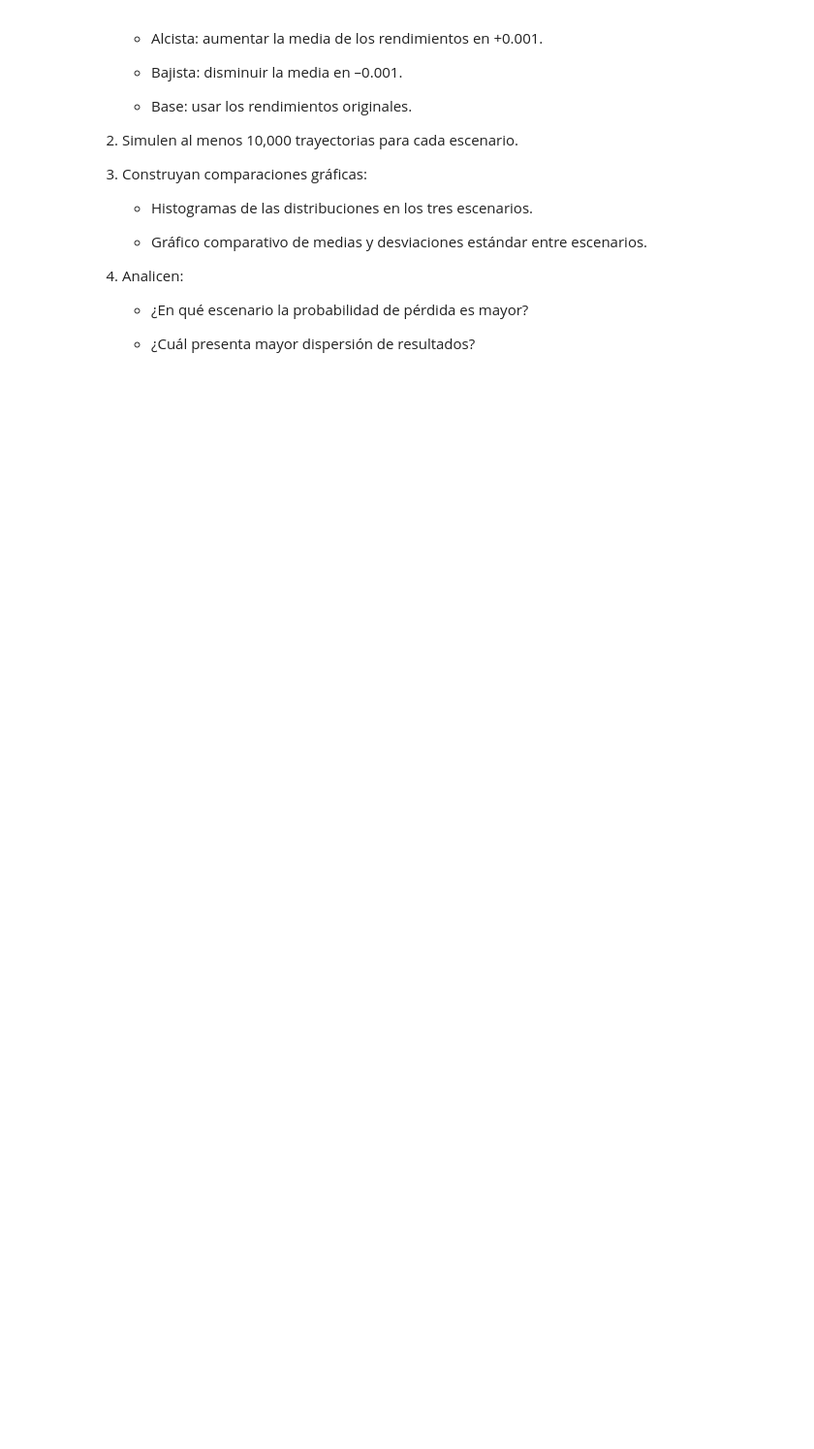
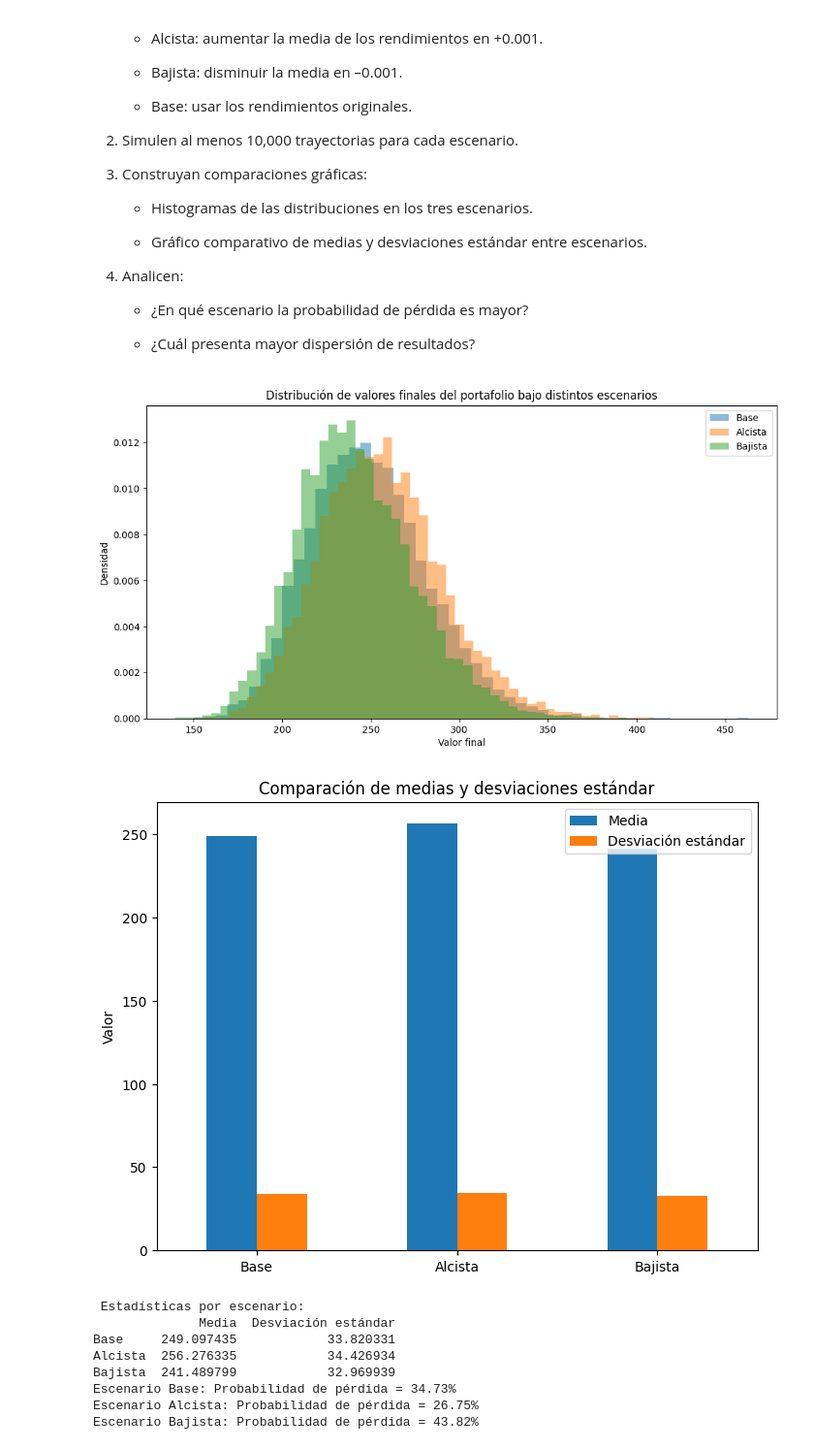
Before and after one commit to Alastor1562/SIMULACION_FINANCIERA_25, a Jupyter notebook: Simulacion Montecarlo/Reporte Integrador 2/Aplicaciones GBM.ipynb, the cells around one changed output. Shown: that part at 97% size. Saved outputs shown, nothing was run; the diff lists cells and outputs as text; code cells hidden in the pictures; blank space fills up the shorter version.

```diff
--- a/Simulacion Montecarlo/Reporte Integrador 2/Aplicaciones GBM.ipynb
+++ b/Simulacion Montecarlo/Reporte Integrador 2/Aplicaciones GBM.ipynb
@@ -297,0 +330,61 @@ Instrucciones:
+# %%
+stocks = ["ORCL", "NVDA"]
+weights = [0.5, 0.5]
+num_simulaciones = 10000
+num_dias = 30
+
+start = dt.datetime.now() - dt.timedelta(days=365*4)
+end = dt.datetime.now()
+
+prices, mu, sigma, matriz_cov = get_data(stocks, start, end)
+
+escenarios = {
+    "Base": mu,
+    "Alcista": mu + 0.001,
+    "Bajista": mu - 0.001
+}
+
+resultados = {}
+for nombre, mu_esc in escenarios.items():
+    resultados[nombre] = simular_precios(num_simulaciones, weights, mu_esc, matriz_cov, prices, num_dias)
+
+
+# Histogramas
+plt.figure(figsize=(12,6))
+for nombre, data in resultados.items():
+    plt.hist(data, bins=50, alpha=0.5, density=True, label=nombre)
+plt.legend()
+plt.title("Distribución de valores finales del portafolio bajo distintos escenarios")
+plt.xlabel("Valor final")
+plt.ylabel("Densidad")
+plt.show()
+
+# Medias y desviaciones
+estadisticas = pd.DataFrame({
+    "Media": {k: np.mean(v) for k,v in resultados.items()},
+    "Desviación estándar": {k: np.std(v) for k,v in resultados.items()}
+})
+
+estadisticas.plot(kind="bar", figsize=(8,6))
+plt.title("Comparación de medias y desviaciones estándar")
+plt.ylabel("Valor")
+plt.xticks(rotation=0)
+plt.show()
+
+print(" Estadísticas por escenario:")
+print(estadisticas)
+
+for nombre, data in resultados.items():
+    prob_perdida = np.mean(data < prices.iloc[-1].dot(weights))
+    print(f"Escenario {nombre}: Probabilidad de pérdida = {prob_perdida:.2%}")
+# %% [output]
+[figure, added]
+[figure, added]
+ Estadísticas por escenario:
+              Media  Desviación estándar
+Base     249.097435            33.820331
+Alcista  256.276335            34.426934
+Bajista  241.489799            32.969939
+Escenario Base: Probabilidad de pérdida = 34.73%
+Escenario Alcista: Probabilidad de pérdida = 26.75%
+Escenario Bajista: Probabilidad de pérdida = 43.82%
```
Also changed, not shown: parts of 6 cells of this notebook.
